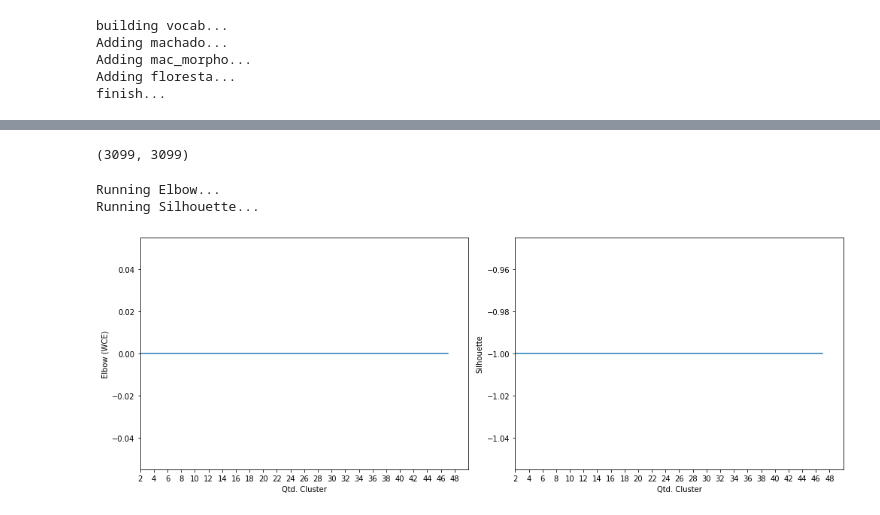
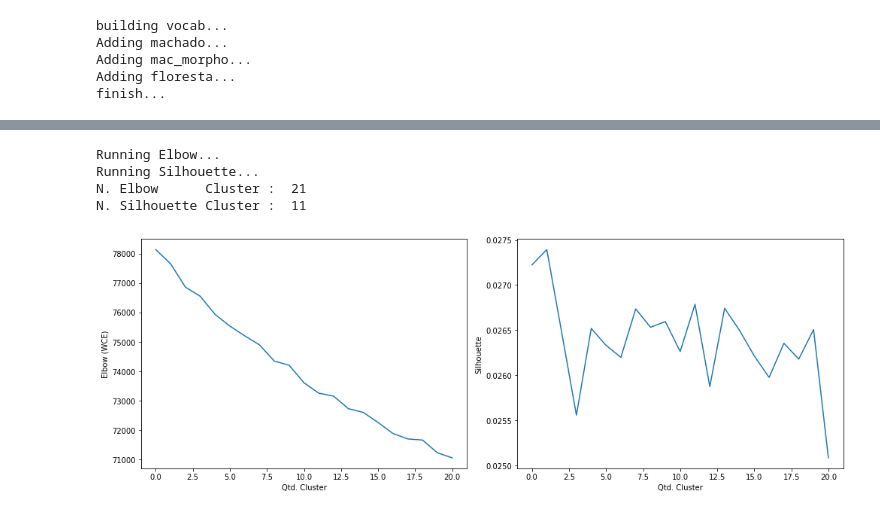
Before and after one commit to rdenadai/ia006c, a Jupyter notebook: notebooks/PROJETO/gnews/gnews_projeto_doc2vec.ipynb, the cells around one changed output, grey strips where cells are left out. Cells and saved outputs as stored; diff of their text form; code cells hidden in the pictures.

```diff
--- a/notebooks/PROJETO/gnews/gnews_projeto_doc2vec.ipynb
+++ b/notebooks/PROJETO/gnews/gnews_projeto_doc2vec.ipynb
@@ -165,6 +165,6 @@ len(vocab)
 # %%
-dim = 1500
-epochs = 20
+dim = 1000
+epochs = 200
 M = 15000
 
 print(f"Dimensions   : {dim}")
@@ -216,18 +252,25 @@ print(X.shape)
-# %%
-cosine_distance_matrix = 1 - cosine_similarity(X)
-print(cosine_distance_matrix.shape)
-# %% [output]
-(3099, 3099)
 # %%
-kmin = 2
+def calculate_silhouette_metric(X, K):
+    km_ = KMeansClusterer(
+        K, distance=cosine_distance,
+        repeats=10,
+        avoid_empty_clusters=True
+    )
+    assigned_clusters_ = np.array(km_.cluster(X, assign_clusters=True)).ravel()
+    centroids = km_.means()
+    sh_score = silhouette_score(X, assigned_clusters_, metric='cosine', random_state=0)
+    return [len(centroids), sh_score]
+
+kmin = 10
 kmax = int(np.ceil((X.shape[0] * 0.1)))
-kmax = 50 if kmax > 50 else kmax
+kmax = 30 if kmax > 30 else kmax
 
 print("Running Elbow...")
 elbow_error = []
 elbow_amount_clusters = 2
+elbow_cosine_distance = np.copy(1 - cosine_similarity(X))
 for _ in range(5):
-    elbow_instance = elbow(cosine_distance_matrix, kmin, kmax)
+    elbow_instance = elbow(elbow_cosine_distance, kmin, kmax + 1)
     elbow_instance.process()
     amc = elbow_instance.get_amount()
     if amc > elbow_amount_clusters:
@@ -235,12 +278,14 @@ for _ in range(5):
         elbow_error = elbow_instance.get_wce()
 
 print("Running Silhouette...")
+
+scores = []
 silhouette_amount_clusters = 0
-silhouette_instance = silhouette_ksearch(cosine_distance_matrix, kmin, kmax, algorithm=silhouette_ksearch_type.KMEANS)
-silhouette_instance.process()
-silhouette_amount_clusters = silhouette_instance.get_amount()
-scores = np.asarray(silhouette_instance.get_scores())
-scores[np.isnan(scores)] = -1
+with ProcessPoolExecutor(max_workers=cpu_count()) as exc:
+    silhouette = np.asarray(list(exc.map(partial(calculate_silhouette_metric, X), range(kmin, kmax + 1), chunksize=5)))
+    amount, silhouette_scores = silhouette[:, 0], silhouette[:, 1]
+    silhouette_scores[np.isnan(silhouette_scores)] = -1
+    silhouette_amount_clusters = int(amount[np.where(silhouette_scores == np.max(silhouette_scores))][0])
 
 print("N. Elbow      Cluster : ", elbow_amount_clusters)
 print("N. Silhouette Cluster : ", silhouette_amount_clusters)
@@ -248,24 +293,26 @@ qtd_cluster = elbow_amount_clusters if elbow_amount_clusters > silhouette_amount
 # %% [output]
 Running Elbow...
 Running Silhouette...
+N. Elbow      Cluster :  21
+N. Silhouette Cluster :  11
 # %%
 plt.figure(figsize=(14, 5))
 ax = plt.subplot(1, 2, 1)
 plt.plot(elbow_error)
-plt.xticks(range(kmin, kmax, 2))
-ax.set_xlim(kmin, kmax)
+# plt.xticks(range(kmin, elbow_amount_clusters, 1))
+# ax.set_xlim(kmin, elbow_amount_clusters)
 plt.xlabel("Qtd. Cluster")
 plt.ylabel("Elbow (WCE)")
 ax = plt.subplot(1, 2, 2)
-plt.plot(scores)
-plt.xticks(range(kmin, kmax, 2))
-ax.set_xlim(kmin, kmax)
+plt.plot(silhouette_scores)
+# plt.xticks(range(kmin, kmax, 2))
+# ax.set_xlim(kmin, kmax)
 plt.xlabel("Qtd. Cluster")
 plt.ylabel("Silhouette")
 plt.tight_layout()
 plt.show()
 # %% [output]
-[figure, old version]
+[figure, new version]
 # %%
 kclusterer = KMeansClusterer(
     qtd_cluster,
```
Also changed, not shown: parts of 10 cells of this notebook, 1 other file.
